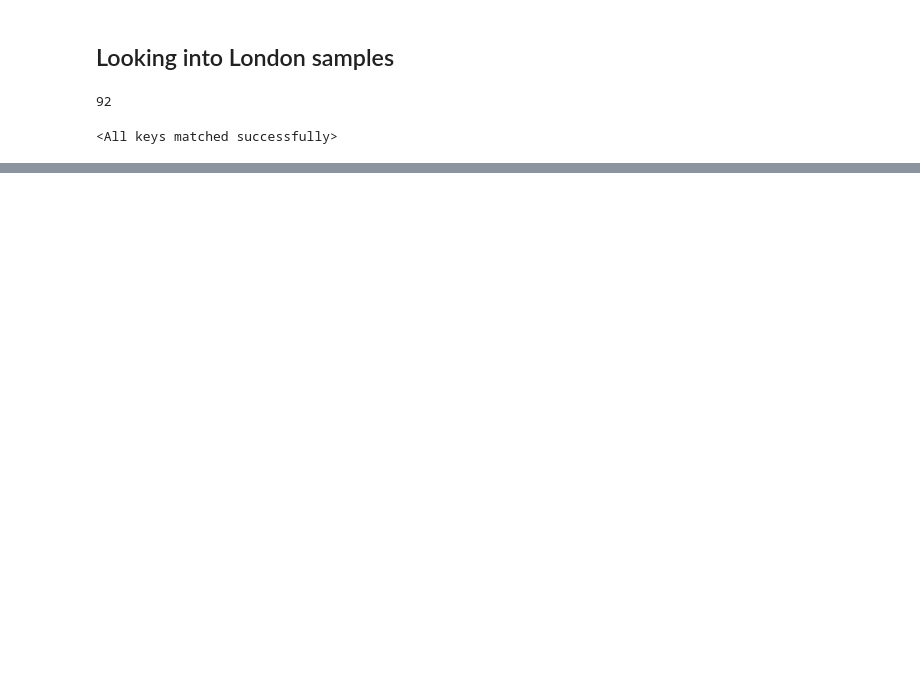
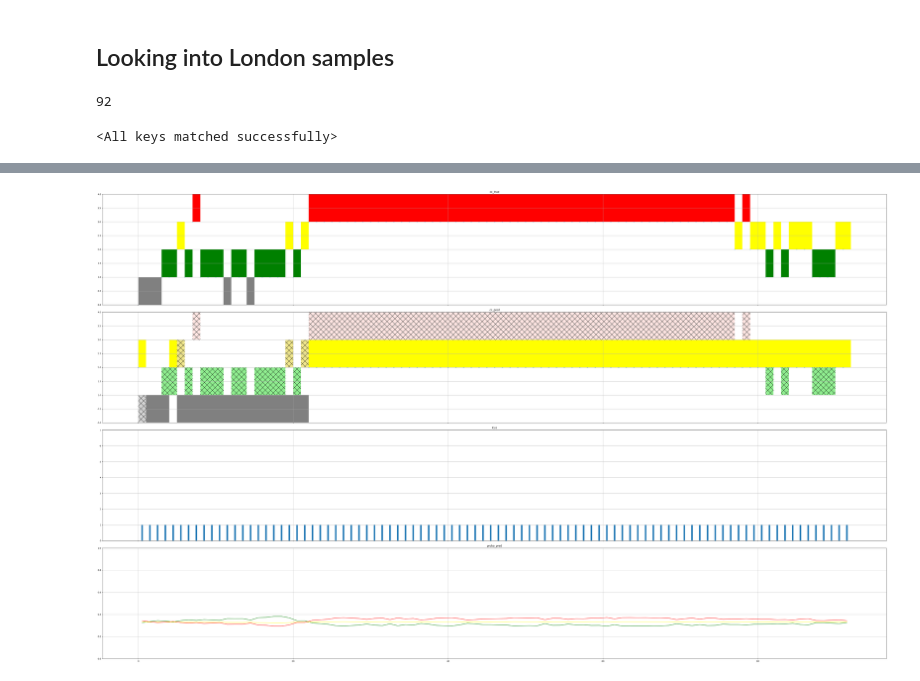
Before and after one commit to MarkusSpanring/NeurIPS2022-traffic4cast, a Jupyter notebook: baselines/GNN/explore_GNN_prediction.ipynb, the cells around one changed output, grey strips where cells are left out. Saved outputs shown, nothing was run; the diff lists cells and outputs as text; code cells hidden in the pictures; blank space fills up the shorter version.

```diff
--- a/baselines/GNN/explore_GNN_prediction.ipynb
+++ b/baselines/GNN/explore_GNN_prediction.ipynb
@@ -202,0 +210,19 @@ ax.set(xlabel='Prediction', ylabel='True Label')
+# %%
+def plot(u,v, df):
+    df_ = df[(df["u"] == u) & (df["v"] == v)].copy(deep=True)
+    df_["loss"] = 1.
+    fig, ax = plot_segment_classifications_simple(
+        df_["y_hat"].values,
+        df_["y"].values,
+        losses=df_["loss"].values,
+        proba_green=df_["0"],
+        proba_yellow=df_["1"],
+        proba_red=df_["2"],
+    )
+# %%
+# Marleybone flyover, eastbound
+u = 1178910690
+v = 197630
+
+plot(u, v, plot_df)
+# %% [output]
@@ -202,0 +246 @@ ax.set(xlabel='Prediction', ylabel='True Label')
+[figure, added]
```
Also changed, not shown: parts of 15 cells of this notebook, 3 other files.
